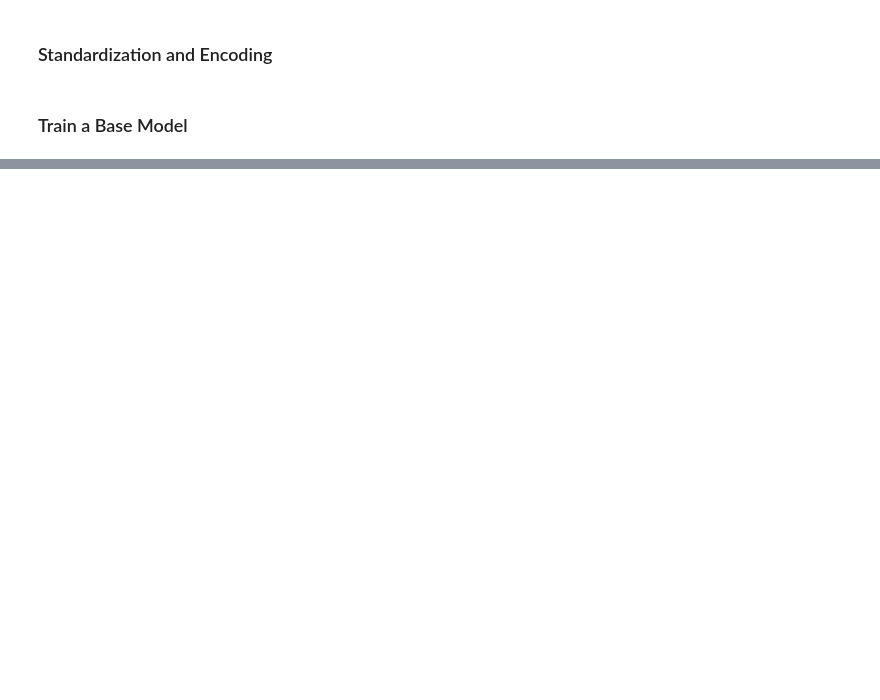
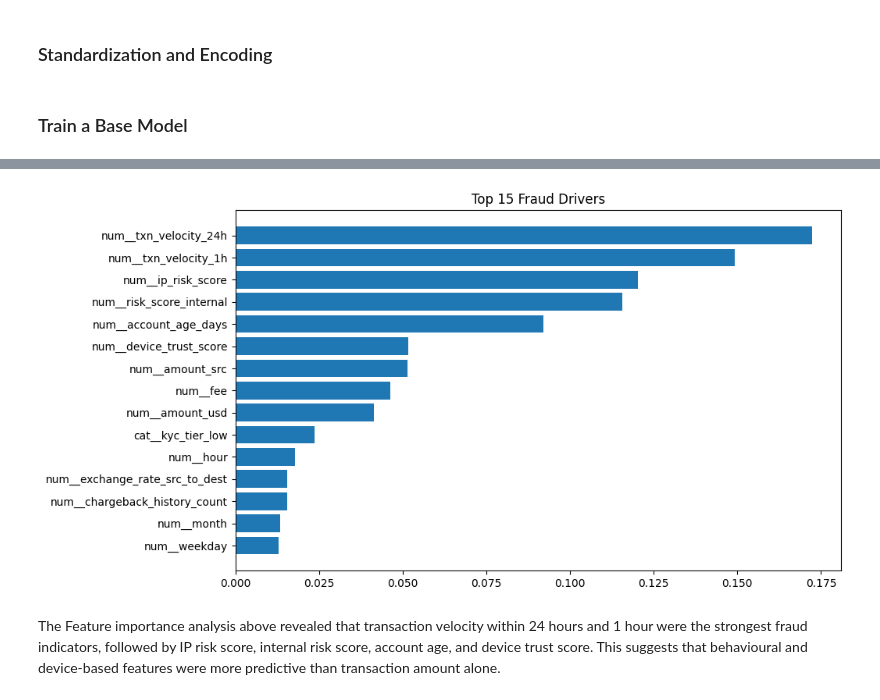
Before and after one commit to SUNDAYTITILAYO/fraudulent-prediction-project, a Jupyter notebook: notebook/Model.ipynb, the cells around one changed output, grey strips where cells are left out. Cells and saved outputs as stored; diff of their text form; code cells hidden in the pictures; blank space fills up the shorter version.

```diff
--- a/notebook/Model.ipynb
+++ b/notebook/Model.ipynb
@@ -85,0 +212,6 @@ ROC AUC Score: 0.9551249825443374
+# %%
+feature_names = preprocessor.get_feature_names_out()
+
+importance = pd.DataFrame({'Feature': feature_names,'Importance': rf_model.feature_importances_})
+
+importance.sort_values(by='Importance',ascending=False).head(15)
@@ -85,0 +235,14 @@ ROC AUC Score: 0.9551249825443374
+# %%
+importance_sorted = importance.sort_values(by='Importance',ascending=False)
+
+top15 = importance_sorted.head(15)
+
+plt.figure(figsize=(10,6))
+plt.barh(top15['Feature'], top15['Importance'])
+plt.gca().invert_yaxis()
+plt.title('Top 15 Fraud Drivers')
+plt.show()
+# %% [output]
+[figure, added]
+# %% [markdown]
+The Feature importance analysis above  revealed that transaction velocity within 24 hours and 1 hour were the strongest fraud indicators, followed by IP risk score, internal risk score, account age, and device trust score. This suggests that behavioural and device-based features were more predictive than transaction amount alone.
```
Also changed, not shown: parts of 10 cells of this notebook, 5 other files.
